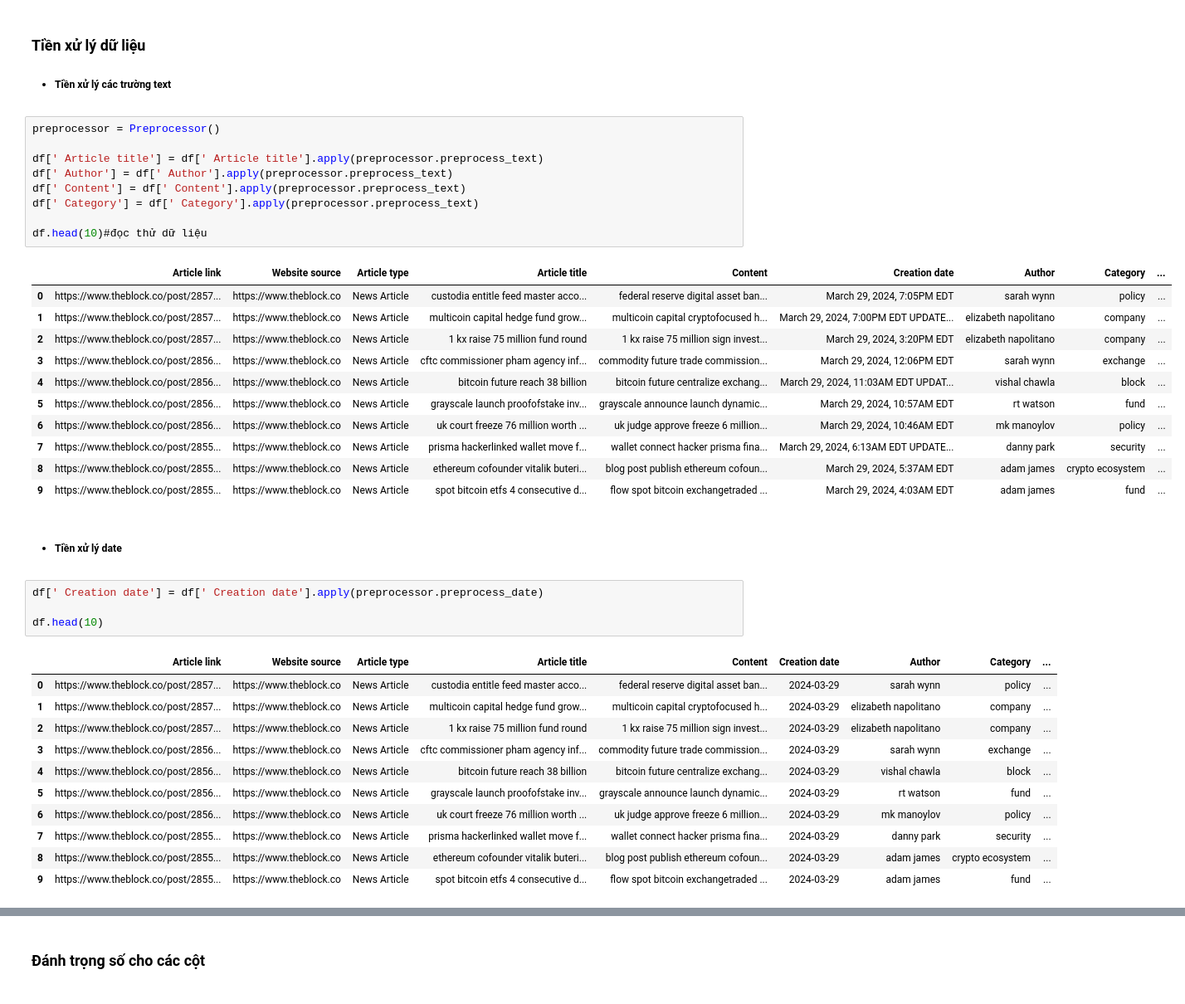
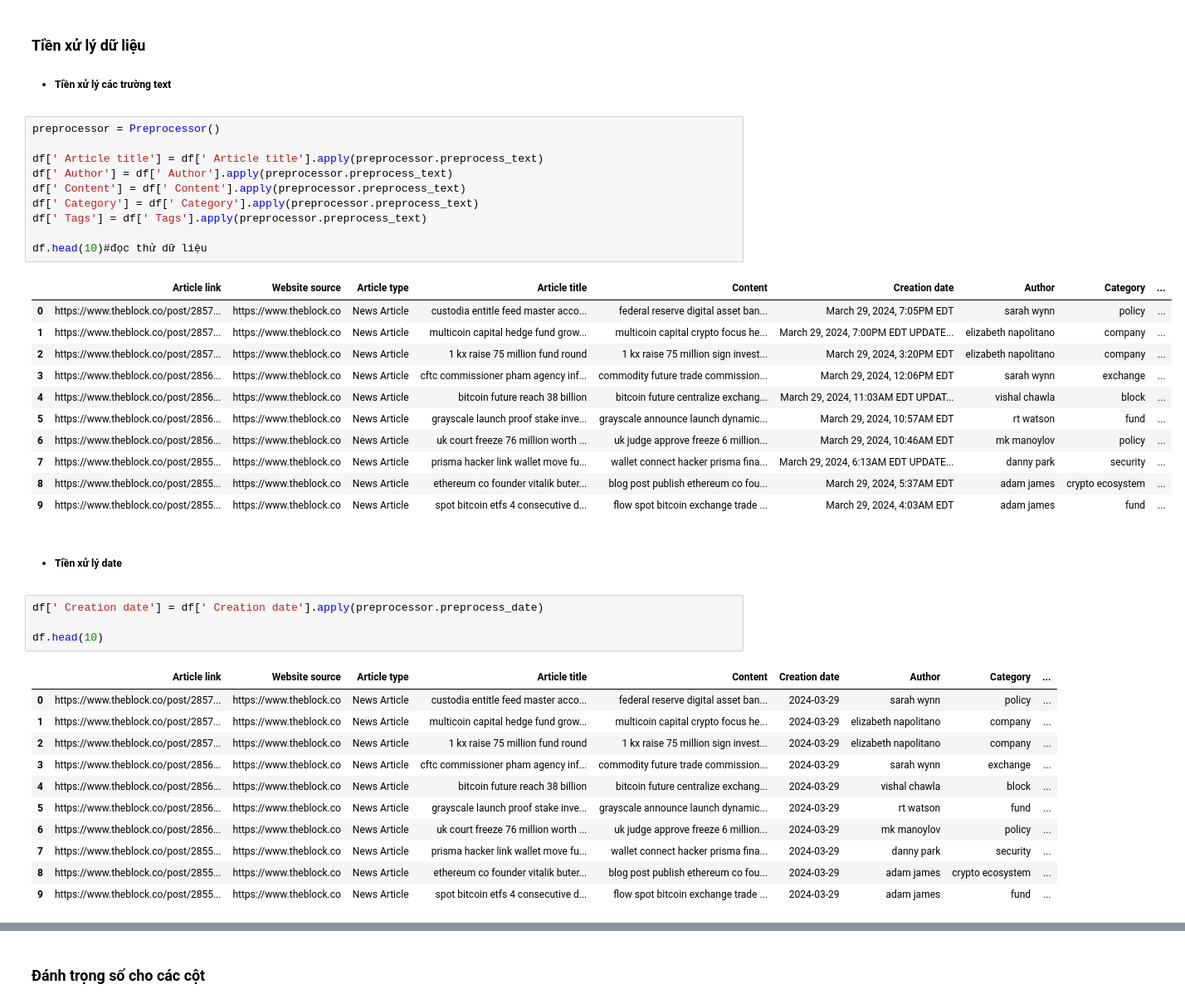
Before and after one commit to trananh-it-hust/OOP-PROJECT-G4, a Jupyter notebook: src/main/python/search_engine/doc2vec_model_train.ipynb, the cells around one changed output, grey strips where cells are left out. Shown: that part at 83% size. Saved outputs shown, nothing was run; the diff lists cells and outputs as text.

```diff
--- a/src/main/python/search_engine/doc2vec_model_train.ipynb
+++ b/src/main/python/search_engine/doc2vec_model_train.ipynb
@@ -68,24 +69,25 @@ memory usage: 716.3+ KB
 # %%
 preprocessor = Preprocessor()
 
 df[' Article title'] = df[' Article title'].apply(preprocessor.preprocess_text)
 df[' Author'] = df[' Author'].apply(preprocessor.preprocess_text)
 df[' Content'] = df[' Content'].apply(preprocessor.preprocess_text)
 df[' Category'] = df[' Category'].apply(preprocessor.preprocess_text)
+df[' Tags'] = df[' Tags'].apply(preprocessor.preprocess_text)
 
 df.head(10)#đọc thử dữ liệu
 # %% [output]
 |  | Article link | Website source | Article type | Article title | Content | Creation date | Author | Category | ... |
 | 0 | https://www.theblock.co/post/2857... | https://www.theblock.co | News Article | custodia entitle feed master acco... | federal reserve digital asset ban... | March 29, 2024, 7:05PM EDT | sarah wynn | policy | ... |
-| 1 | https://www.theblock.co/post/2857... | https://www.theblock.co | News Article | multicoin capital hedge fund grow... | multicoin capital cryptofocused h... | March 29, 2024, 7:00PM EDT UPDATE... | elizabeth napolitano | company | ... |
+| 1 | https://www.theblock.co/post/2857... | https://www.theblock.co | News Article | multicoin capital hedge fund grow... | multicoin capital crypto focus he... | March 29, 2024, 7:00PM EDT UPDATE... | elizabeth napolitano | company | ... |
 | 2 | https://www.theblock.co/post/2857... | https://www.theblock.co | News Article | 1 kx raise 75 million fund round | 1 kx raise 75 million sign invest... | March 29, 2024, 3:20PM EDT | elizabeth napolitano | company | ... |
 | 3 | https://www.theblock.co/post/2856... | https://www.theblock.co | News Article | cftc commissioner pham agency inf... | commodity future trade commission... | March 29, 2024, 12:06PM EDT | sarah wynn | exchange | ... |
 | 4 | https://www.theblock.co/post/2856... | https://www.theblock.co | News Article | bitcoin future reach 38 billion | bitcoin future centralize exchang... | March 29, 2024, 11:03AM EDT UPDAT... | vishal chawla | block | ... |
-| 5 | https://www.theblock.co/post/2856... | https://www.theblock.co | News Article | grayscale launch proofofstake inv... | grayscale announce launch dynamic... | March 29, 2024, 10:57AM EDT | rt watson | fund | ... |
+| 5 | https://www.theblock.co/post/2856... | https://www.theblock.co | News Article | grayscale launch proof stake inve... | grayscale announce launch dynamic... | March 29, 2024, 10:57AM EDT | rt watson | fund | ... |
 | 6 | https://www.theblock.co/post/2856... | https://www.theblock.co | News Article | uk court freeze 76 million worth ... | uk judge approve freeze 6 million... | March 29, 2024, 10:46AM EDT | mk manoylov | policy | ... |
-| 7 | https://www.theblock.co/post/2855... | https://www.theblock.co | News Article | prisma hackerlinked wallet move f... | wallet connect hacker prisma fina... | March 29, 2024, 6:13AM EDT UPDATE... | danny park | security | ... |
-| 8 | https://www.theblock.co/post/2855... | https://www.theblock.co | News Article | ethereum cofounder vitalik buteri... | blog post publish ethereum cofoun... | March 29, 2024, 5:37AM EDT | adam james | crypto ecosystem | ... |
-| 9 | https://www.theblock.co/post/2855... | https://www.theblock.co | News Article | spot bitcoin etfs 4 consecutive d... | flow spot bitcoin exchangetraded ... | March 29, 2024, 4:03AM EDT | adam james | fund | ... |
+| 7 | https://www.theblock.co/post/2855... | https://www.theblock.co | News Article | prisma hacker link wallet move fu... | wallet connect hacker prisma fina... | March 29, 2024, 6:13AM EDT UPDATE... | danny park | security | ... |
+| 8 | https://www.theblock.co/post/2855... | https://www.theblock.co | News Article | ethereum co founder vitalik buter... | blog post publish ethereum co fou... | March 29, 2024, 5:37AM EDT | adam james | crypto ecosystem | ... |
+| 9 | https://www.theblock.co/post/2855... | https://www.theblock.co | News Article | spot bitcoin etfs 4 consecutive d... | flow spot bitcoin exchange trade ... | March 29, 2024, 4:03AM EDT | adam james | fund | ... |
 # %% [markdown]
 - <h5>Tiền xử lý date</h5>
 # %%
@@ -95,12 +97,12 @@ df.head(10)
 # %% [output]
 |  | Article link | Website source | Article type | Article title | Content | Creation date | Author | Category | ... |
 | 0 | https://www.theblock.co/post/2857... | https://www.theblock.co | News Article | custodia entitle feed master acco... | federal reserve digital asset ban... | 2024-03-29 | sarah wynn | policy | ... |
-| 1 | https://www.theblock.co/post/2857... | https://www.theblock.co | News Article | multicoin capital hedge fund grow... | multicoin capital cryptofocused h... | 2024-03-29 | elizabeth napolitano | company | ... |
+| 1 | https://www.theblock.co/post/2857... | https://www.theblock.co | News Article | multicoin capital hedge fund grow... | multicoin capital crypto focus he... | 2024-03-29 | elizabeth napolitano | company | ... |
 | 2 | https://www.theblock.co/post/2857... | https://www.theblock.co | News Article | 1 kx raise 75 million fund round | 1 kx raise 75 million sign invest... | 2024-03-29 | elizabeth napolitano | company | ... |
 | 3 | https://www.theblock.co/post/2856... | https://www.theblock.co | News Article | cftc commissioner pham agency inf... | commodity future trade commission... | 2024-03-29 | sarah wynn | exchange | ... |
 | 4 | https://www.theblock.co/post/2856... | https://www.theblock.co | News Article | bitcoin future reach 38 billion | bitcoin future centralize exchang... | 2024-03-29 | vishal chawla | block | ... |
-| 5 | https://www.theblock.co/post/2856... | https://www.theblock.co | News Article | grayscale launch proofofstake inv... | grayscale announce launch dynamic... | 2024-03-29 | rt watson | fund | ... |
+| 5 | https://www.theblock.co/post/2856... | https://www.theblock.co | News Article | grayscale launch proof stake inve... | grayscale announce launch dynamic... | 2024-03-29 | rt watson | fund | ... |
 | 6 | https://www.theblock.co/post/2856... | https://www.theblock.co | News Article | uk court freeze 76 million worth ... | uk judge approve freeze 6 million... | 2024-03-29 | mk manoylov | policy | ... |
-| 7 | https://www.theblock.co/post/2855... | https://www.theblock.co | News Article | prisma hackerlinked wallet move f... | wallet connect hacker prisma fina... | 2024-03-29 | danny park | security | ... |
-| 8 | https://www.theblock.co/post/2855... | https://www.theblock.co | News Article | ethereum cofounder vitalik buteri... | blog post publish ethereum cofoun... | 2024-03-29 | adam james | crypto ecosystem | ... |
-| 9 | https://www.theblock.co/post/2855... | https://www.theblock.co | News Article | spot bitcoin etfs 4 consecutive d... | flow spot bitcoin exchangetraded ... | 2024-03-29 | adam james | fund | ... |
+| 7 | https://www.theblock.co/post/2855... | https://www.theblock.co | News Article | prisma hacker link wallet move fu... | wallet connect hacker prisma fina... | 2024-03-29 | danny park | security | ... |
+| 8 | https://www.theblock.co/post/2855... | https://www.theblock.co | News Article | ethereum co founder vitalik buter... | blog post publish ethereum co fou... | 2024-03-29 | adam james | crypto ecosystem | ... |
+| 9 | https://www.theblock.co/post/2855... | https://www.theblock.co | News Article | spot bitcoin etfs 4 consecutive d... | flow spot bitcoin exchange trade ... | 2024-03-29 | adam james | fund | ... |
```
Also changed, not shown: parts of 12 cells of this notebook, 7 other files.
